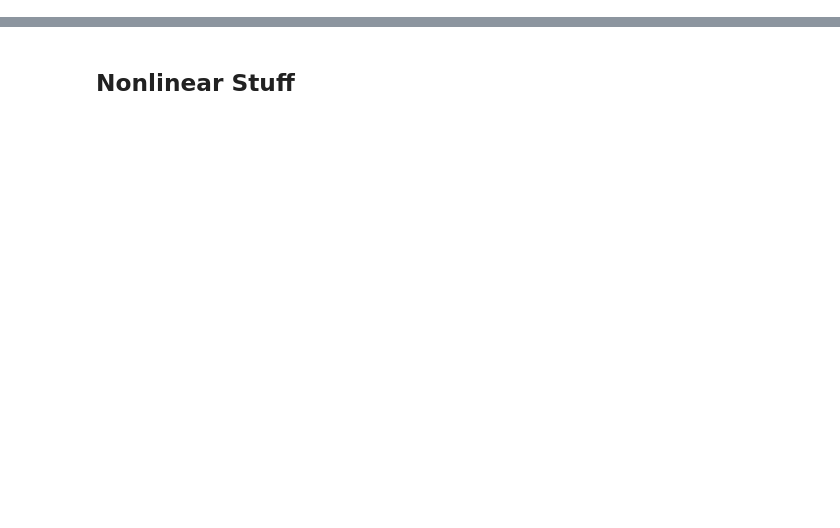
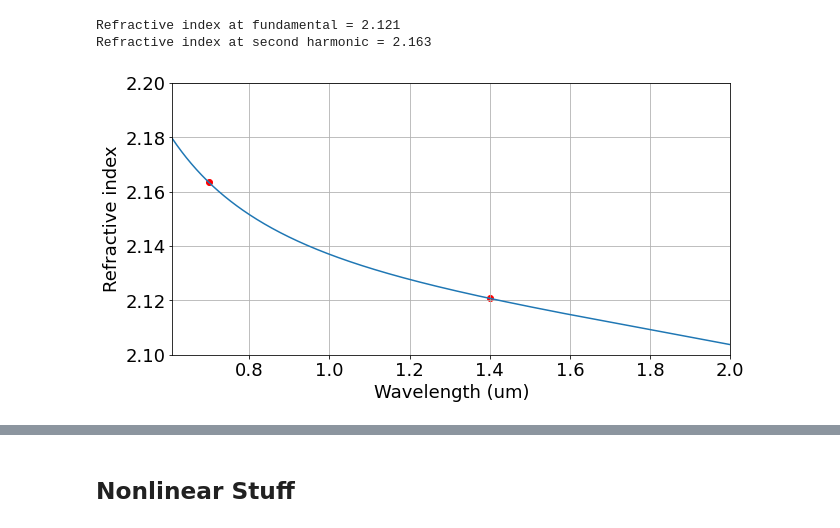
Before and after one commit to ledezmaluism/snow, a Jupyter notebook: Notebooks/NEE_test_Example1_SHG.ipynb, the cells around one changed output, grey strips where cells are left out. Saved outputs shown, nothing was run; the diff lists cells and outputs as text; code cells hidden in the pictures; blank space fills up the shorter version.

Commit message:
Update NEE_test_Example1_SHG.ipynb
More documentation and streamlining
Also added LT to replace LN

```diff
--- a/Notebooks/NEE_test_Example1_SHG.ipynb
+++ b/Notebooks/NEE_test_Example1_SHG.ipynb
@@ -244,0 +83,20 @@ Pulse peak power = 37577596.682 GW
+# %%
+wl_ff = 1400*nm #Fundamental wavelength
+f0_ff = c/wl_ff
+f0_sh = 2*f0_ff #SHG frequency
+wl_sh = c/f0_sh
+
+#In this example we only care about fundamental and second harmonic,
+#so, let's set the bandwidth accordingly
+BW = 1.2*f0_sh - 0.8*f0_ff
+
+#Now we can create the time and frequency arrays
+NFFT = 2**10
+Tmax = NFFT/BW
+dt = 1/BW
+t_start = -2.5*ps
+t_stop = t_start + NFFT*dt
+t = np.arange(t_start, t_stop, step=dt)
+f = fftfreq(NFFT, dt)
+Omega = 2*pi*f
+df = f[1]-f[0]
@@ -244,0 +164,24 @@ Pulse peak power = 37577596.682 GW
+# %%
+nLN = materials.refractive_index('LT_MgO_e', wl_abs/um)
+nw = nLN[f0_ff_index]
+n2w = nLN[f0_sh_index]
+
+plt.rcParams['figure.figsize'] = [10, 5]
+fig = plt.figure()
+ax1 = fig.add_subplot(111)
+
+ax1.plot(fftshift(wl_abs/um), fftshift(nLN))
+ax1.scatter(wl_abs[f0_ff_index]/um, nw, c='r')
+ax1.scatter(wl_abs[f0_sh_index]/um, n2w, c='r')
+ax1.set_xlim([wl_min/um, wl_max/um])
+ax1.set_ylim([2.1,2.2])
+ax1.set_xlabel('Wavelength (um)')
+ax1.set_ylabel('Refractive index')
+ax1.grid(True)
+
+print('Refractive index at fundamental = %0.3f' %(nw))
+print('Refractive index at second harmonic = %0.3f ' %(n2w))
+# %% [output]
+Refractive index at fundamental = 2.121
+Refractive index at second harmonic = 2.163
+[figure, added]
```
Also changed, not shown: parts of 50 cells of this notebook.
